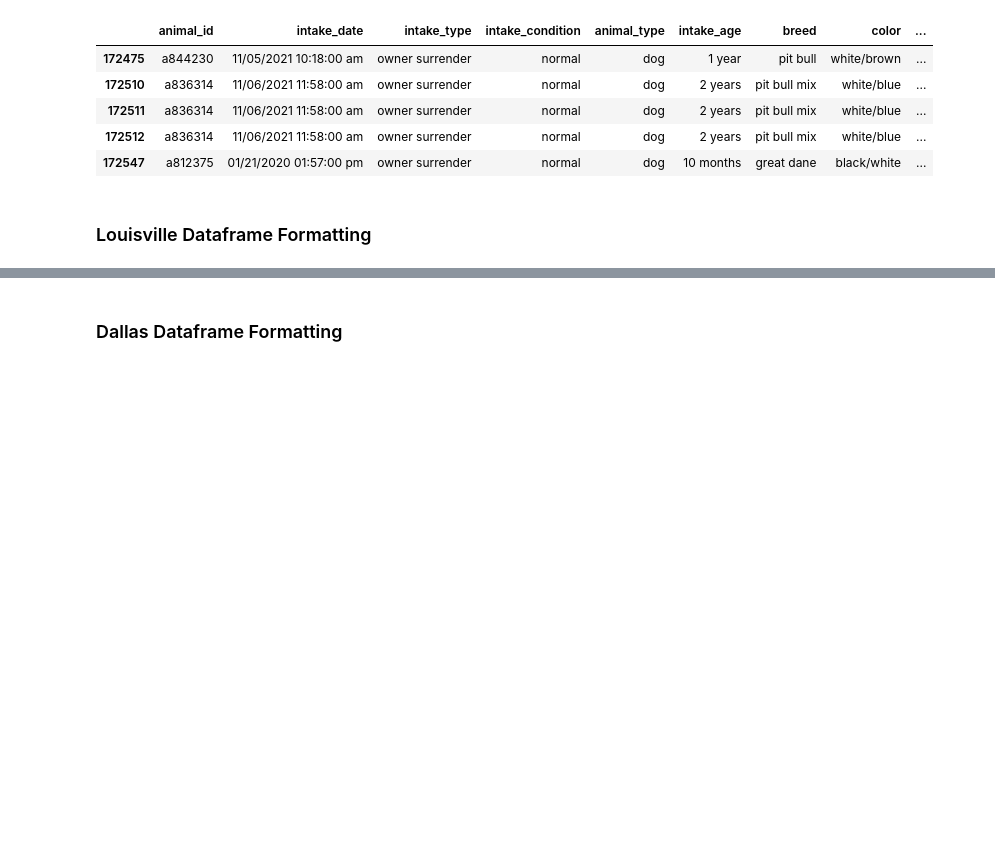
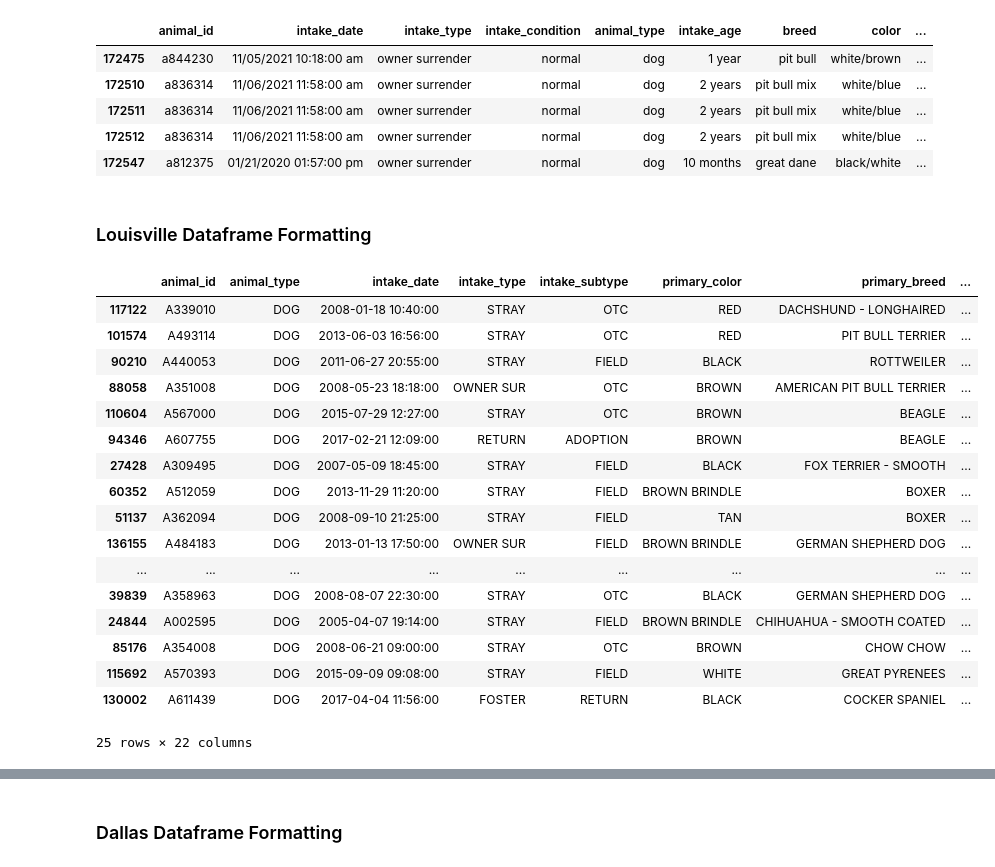
Before and after one commit to phil-cork/animal-services, a Jupyter notebook: Data_Wrangling.ipynb, the cells around one changed output, grey strips where cells are left out. Cells and saved outputs as stored; diff of their text form; code cells hidden in the pictures; blank space fills up the shorter version.

```diff
--- a/Data_Wrangling.ipynb
+++ b/Data_Wrangling.ipynb
@@ -112,3 +112,50 @@ austin.rename(columns={'intake_age_n':'age'},inplace=True)
 ### Louisville Dataframe Formatting
 # %%
 louisville = pd.read_csv("Data/Louisville_Animal_IO_Data_5.csv")
+# %%
+louisville.rename(columns={'AnimalID':'animal_id',
+                          'AnimalType':'animal_type',
+                          'IntakeDate':'intake_date',
+                          'IntakeType':'intake_type',
+                          'IntakeSubtype':'intake_subtype',
+                          'PrimaryColor':'primary_color',
+                          'PrimaryBreed':'primary_breed',
+                          'SecondaryBreed':'secondary_breed',
+                          'SecondaryColor':'secondary_color',
+                          'Gender':'gender',
+                          'DOB':'birth_date',
+                          'IntakeAsilomarStatus':'intake_condition',
+                          'ReproductiveStatusAtIntake':'intake_repro',
+                          'OutcomeDate':'outcome_date',
+                          'OutcomeType':'outcome_type',
+                          'OutcomeSubtype':'outcome_subtype',
+                          'OutcomeAsilomarStatus':'outcome_condition',
+                          'ReproductiveStatusAtOutcome':'outcome_repro',
+                          }, inplace=True)
+
+# filter to only dogs
+louisville.drop(louisville.loc[louisville['animal_type']!='DOG'].index, inplace=True)
+
+# drop observations where outcome is unknown
+louisville.drop(louisville.loc[louisville['outcome_type'].isna()].index, inplace=True)
+
+louisville.sample(25)
+# %% [output]
+|  | animal_id | animal_type | intake_date | intake_type | intake_subtype | primary_color | primary_breed | ... |
+| 117122 | A339010 | DOG | 2008-01-18 10:40:00 | STRAY | OTC | RED | DACHSHUND - LONGHAIRED | ... |
+| 101574 | A493114 | DOG | 2013-06-03 16:56:00 | STRAY | OTC | RED | PIT BULL TERRIER | ... |
+| 90210 | A440053 | DOG | 2011-06-27 20:55:00 | STRAY | FIELD | BLACK | ROTTWEILER | ... |
+| 88058 | A351008 | DOG | 2008-05-23 18:18:00 | OWNER SUR | OTC | BROWN | AMERICAN PIT BULL TERRIER | ... |
+| 110604 | A567000 | DOG | 2015-07-29 12:27:00 | STRAY | OTC | BROWN | BEAGLE | ... |
+| 94346 | A607755 | DOG | 2017-02-21 12:09:00 | RETURN | ADOPTION | BROWN | BEAGLE | ... |
+| 27428 | A309495 | DOG | 2007-05-09 18:45:00 | STRAY | FIELD | BLACK | FOX TERRIER - SMOOTH | ... |
+| 60352 | A512059 | DOG | 2013-11-29 11:20:00 | STRAY | FIELD | BROWN BRINDLE | BOXER | ... |
+| 51137 | A362094 | DOG | 2008-09-10 21:25:00 | STRAY | FIELD | TAN | BOXER | ... |
+| 136155 | A484183 | DOG | 2013-01-13 17:50:00 | OWNER SUR | FIELD | BROWN BRINDLE | GERMAN SHEPHERD DOG | ... |
+| ... | ... | ... | ... | ... | ... | ... | ... | ... |
+| 39839 | A358963 | DOG | 2008-08-07 22:30:00 | STRAY | OTC | BLACK | GERMAN SHEPHERD DOG | ... |
+| 24844 | A002595 | DOG | 2005-04-07 19:14:00 | STRAY | FIELD | BROWN BRINDLE | CHIHUAHUA - SMOOTH COATED | ... |
+| 85176 | A354008 | DOG | 2008-06-21 09:00:00 | STRAY | OTC | BROWN | CHOW CHOW | ... |
+| 115692 | A570393 | DOG | 2015-09-09 09:08:00 | STRAY | FIELD | WHITE | GREAT PYRENEES | ... |
+| 130002 | A611439 | DOG | 2017-04-04 11:56:00 | FOSTER | RETURN | BLACK | COCKER SPANIEL | ... |
+25 rows × 22 columns
```
Also changed, not shown: parts of 68 cells of this notebook, 2 other files.
